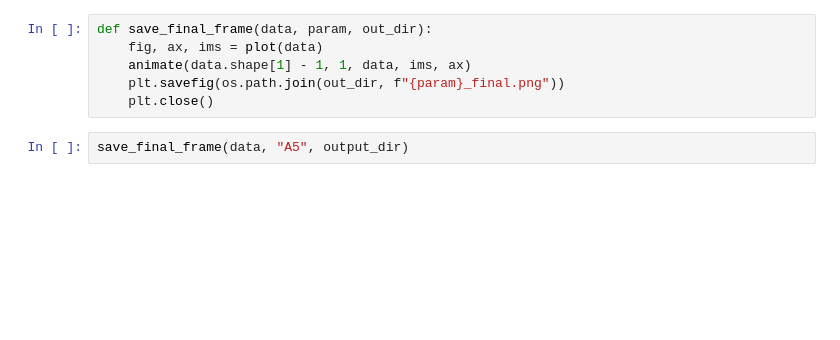
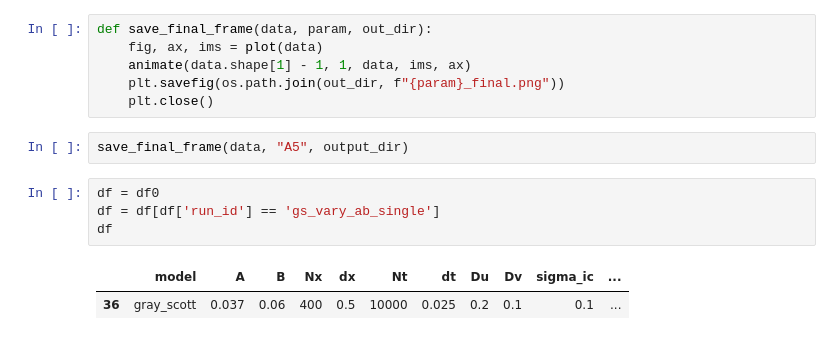
Before and after one commit to valentinvogt/pde-solvers-cuda, a Jupyter notebook: analysis/db.ipynb, the cells around one changed output. Cells and saved outputs as stored; diff of their text form; blank space fills up the shorter version.

```diff
--- a/analysis/db.ipynb
+++ b/analysis/db.ipynb
@@ -198,3 +226,10 @@ def save_final_frame(data, param, out_dir):
     plt.close()
 # %%
 save_final_frame(data, "A5", output_dir)
+# %%
+df = df0
+df = df[df['run_id'] == 'gs_vary_ab_single']
+df
+# %% [output]
+|  | model | A | B | Nx | dx | Nt | dt | Du | Dv | sigma_ic | ... |
+| 36 | gray_scott | 0.037 | 0.06 | 400 | 0.5 | 10000 | 0.025 | 0.2 | 0.1 | 0.1 | ... |
```
Also changed, not shown: parts of 9 cells of this notebook, 8 other files.
